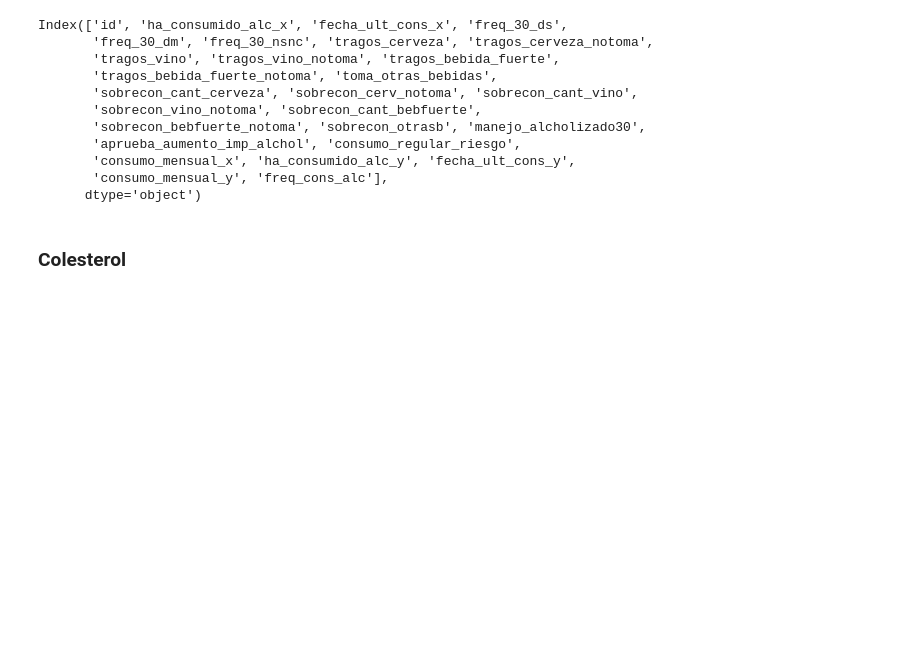
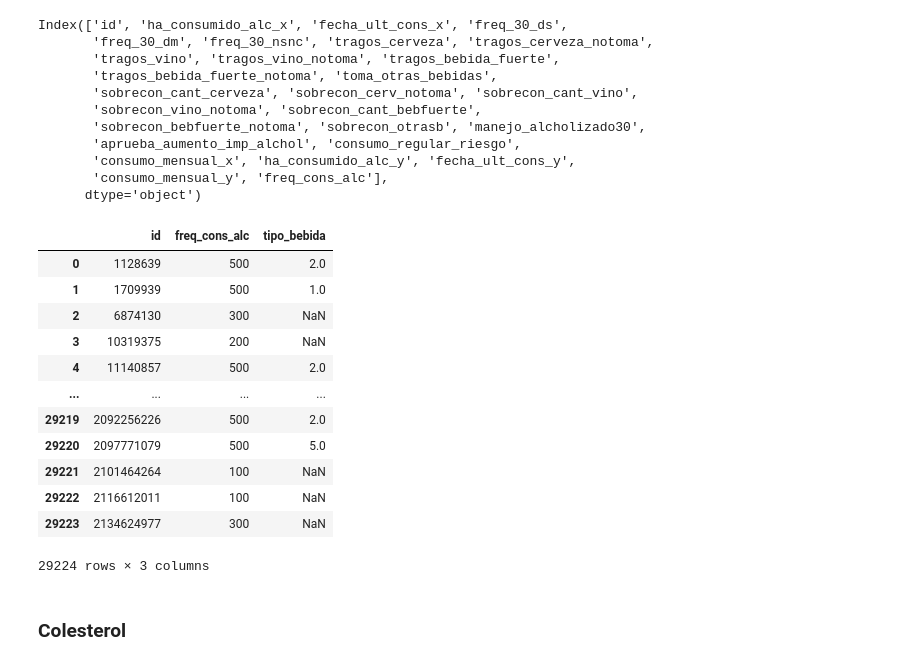
Before and after one commit to Data-Science-YPF/factores_riesgo, a Jupyter notebook: analisisBD.ipynb, the cells around one changed output. Cells and saved outputs as stored; diff of their text form; code cells hidden in the pictures; blank space fills up the shorter version.

```diff
--- a/analisisBD.ipynb
+++ b/analisisBD.ipynb
@@ -531,7 +524,7 @@ ubicacion = friesgo_2018.iloc[:,0:7]
 Consumo alcohol: columna nueva(consumo de alcohol alto bajo.. con bica02+bica03_01+bica03_02) otra nueva columna ( tipo de alcohol consumido)
 # %%
 # Creo mi tabla de consumo de alcohol
-consumo_alcohol = friesgo_2018.iloc[:, [0] + list(range(195,217))]
+consumo_alcohol = friesgo_2018.iloc[:, [0] + list(range(195,217))].copy()
 consumo_alcohol.head()
 # %% [output]
 |  | id | bica01 | bica02 | bica03_01 | bica03_02 | bica03_99 | bica04_01_b | bica04_01_c | bica04_02_b | ... |
@@ -765,3 +733,42 @@ consumo_alcohol['toma_otras_bebidas'] = consumo_alcohol['toma_otras_bebidas'].re
+# %%
+# defino la
+def combinar_consumo(row):
+    bebidas = []
+    if row['consumo_vino'] == 1:
+        bebidas.append(1)
+    if row['consumo_cerveza'] == 1:
+        bebidas.append(2)
+    if row['consumo_bebidas_fuertes'] == 1:
+        bebidas.append(3)
+    if row['toma_otras_bebidas'] == 1:
+        bebidas.append(4)
+    if len(bebidas) == 0:
+        return np.nan
+    elif len(bebidas) == 1:
+        return bebidas[0]
+    else:
+        return 5
+# %%
+# creo la columna con los tipos de bebidas
+consumo_alcohol['tipo_bebida'] = consumo_alcohol.apply(combinar_consumo, axis=1)
+# %%
+consumo_alcohol_final = consumo_alcohol.filter(items=['id','freq_cons_alc','tipo_bebida'])
+# %%
+consumo_alcohol_final
+# %% [output]
+|  | id | freq_cons_alc | tipo_bebida |
+| 0 | 1128639 | 500 | 2.0 |
+| 1 | 1709939 | 500 | 1.0 |
+| 2 | 6874130 | 300 | NaN |
+| 3 | 10319375 | 200 | NaN |
+| 4 | 11140857 | 500 | 2.0 |
+| ... | ... | ... | ... |
+| 29219 | 2092256226 | 500 | 2.0 |
+| 29220 | 2097771079 | 500 | 5.0 |
+| 29221 | 2101464264 | 100 | NaN |
+| 29222 | 2116612011 | 100 | NaN |
+| 29223 | 2134624977 | 300 | NaN |
+29224 rows × 3 columns
 # %% [markdown]
 ### Colesterol
 # %% [markdown]
```
Also changed, not shown: parts of 22 cells of this notebook, 1 other file.
